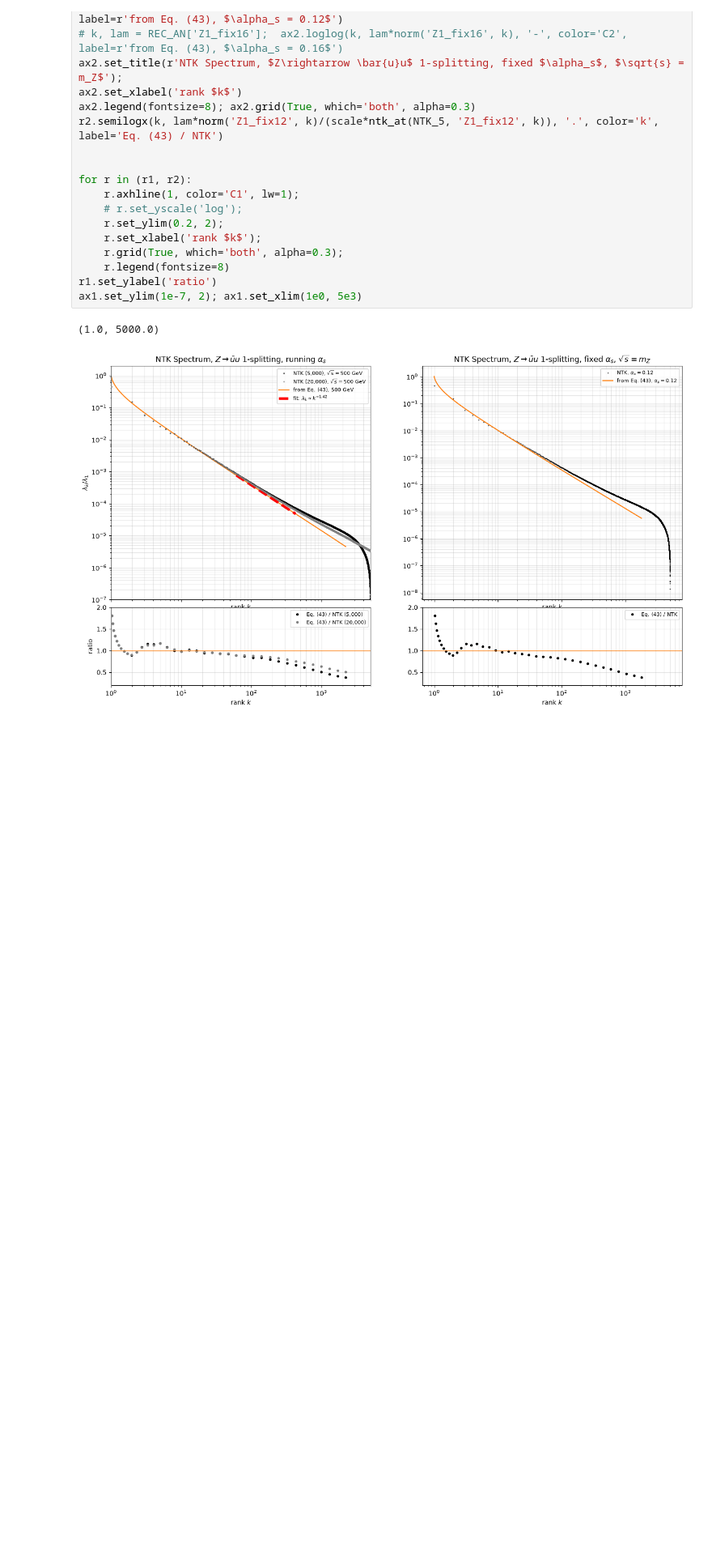
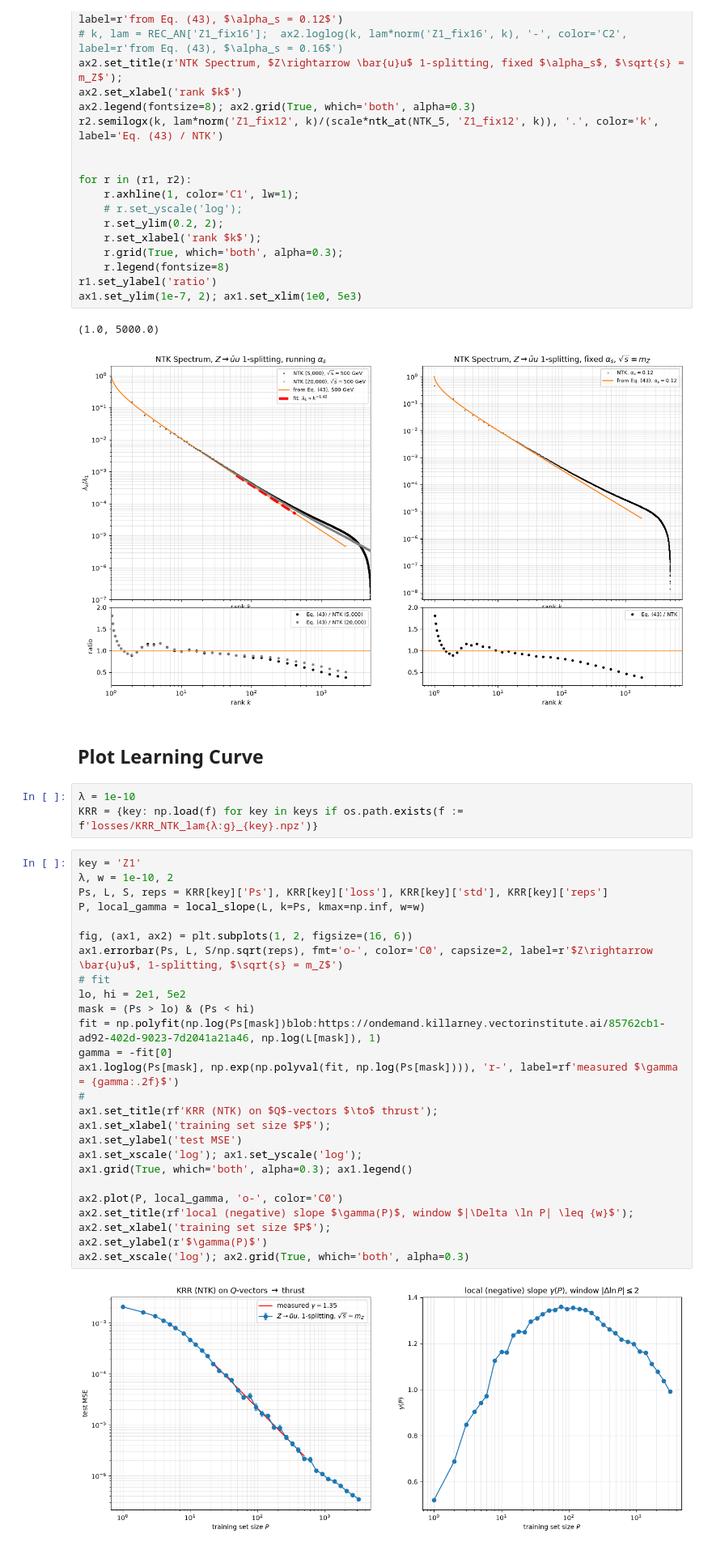
Before and after one commit to Shutko/Jet-Scaling-Laws, a Jupyter notebook: StevensCode/plot_together.ipynb, the cells around one changed output. Shown at 81% size. Cells and saved outputs as stored; diff of their text form; blank space fills up the shorter version.

Commit message:
Ran KRR and saved results in /losses/

```diff
--- a/StevensCode/plot_together.ipynb
+++ b/StevensCode/plot_together.ipynb
@@ -101,3 +101,36 @@ ax1.set_ylim(1e-7, 2); ax1.set_xlim(1e0, 5e3)
 # %% [output]
 (1.0, 5000.0)
 [figure]
+# %% [markdown]
+## Plot Learning Curve
+# %%
+λ = 1e-10
+KRR = {key: np.load(f) for key in keys if os.path.exists(f := f'losses/KRR_NTK_lam{λ:g}_{key}.npz')}
+# %%
+key = 'Z1'
+λ, w = 1e-10, 2
+Ps, L, S, reps = KRR[key]['Ps'], KRR[key]['loss'], KRR[key]['std'], KRR[key]['reps']
+P, local_gamma = local_slope(L, k=Ps, kmax=np.inf, w=w)
+
+fig, (ax1, ax2) = plt.subplots(1, 2, figsize=(16, 6))
+ax1.errorbar(Ps, L, S/np.sqrt(reps), fmt='o-', color='C0', capsize=2, label=r'$Z\rightarrow \bar{u}u$, 1-splitting, $\sqrt{s} = m_Z$')
+# fit
+lo, hi = 2e1, 5e2
+mask = (Ps > lo) & (Ps < hi)
+fit = np.polyfit(np.log(Ps[mask])blob:https://ondemand.killarney.vectorinstitute.ai/85762cb1-ad92-402d-9023-7d2041a21a46, np.log(L[mask]), 1)
+gamma = -fit[0]
+ax1.loglog(Ps[mask], np.exp(np.polyval(fit, np.log(Ps[mask]))), 'r-', label=rf'measured $\gamma = {gamma:.2f}$')
+#
+ax1.set_title(rf'KRR (NTK) on $Q$-vectors $\to$ thrust');
+ax1.set_xlabel('training set size $P$');
+ax1.set_ylabel('test MSE')
+ax1.set_xscale('log'); ax1.set_yscale('log');
+ax1.grid(True, which='both', alpha=0.3); ax1.legend()
+
+ax2.plot(P, local_gamma, 'o-', color='C0')
+ax2.set_title(rf'local (negative) slope $\gamma(P)$, window $|\Delta \ln P| \leq {w}$');
+ax2.set_xlabel('training set size $P$');
+ax2.set_ylabel(r'$\gamma(P)$')
+ax2.set_xscale('log'); ax2.grid(True, which='both', alpha=0.3)
+# %% [output]
+[figure, added]
```
Also changed, not shown: 1 other file.
